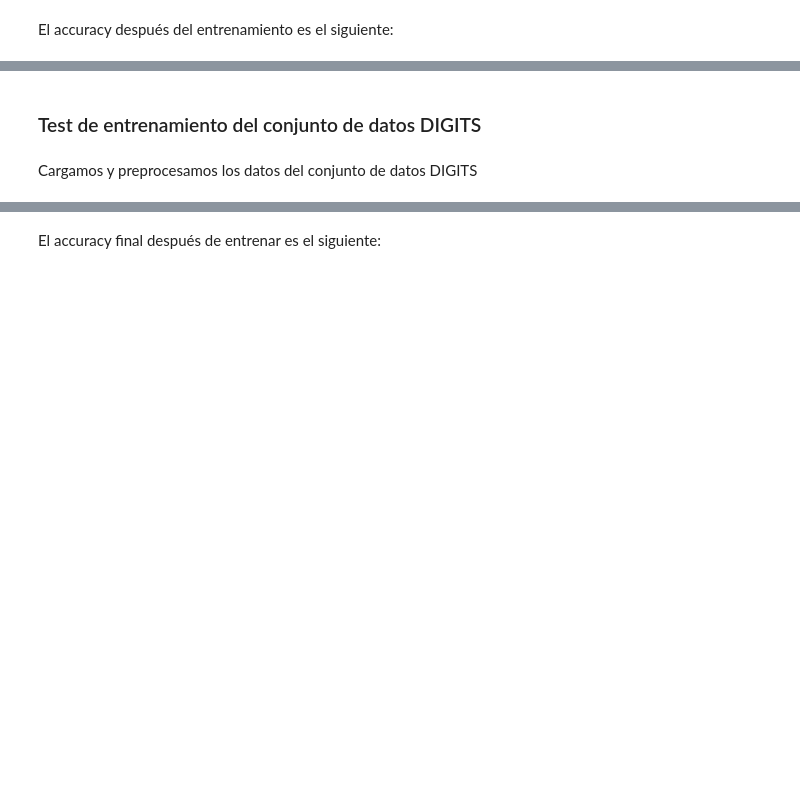
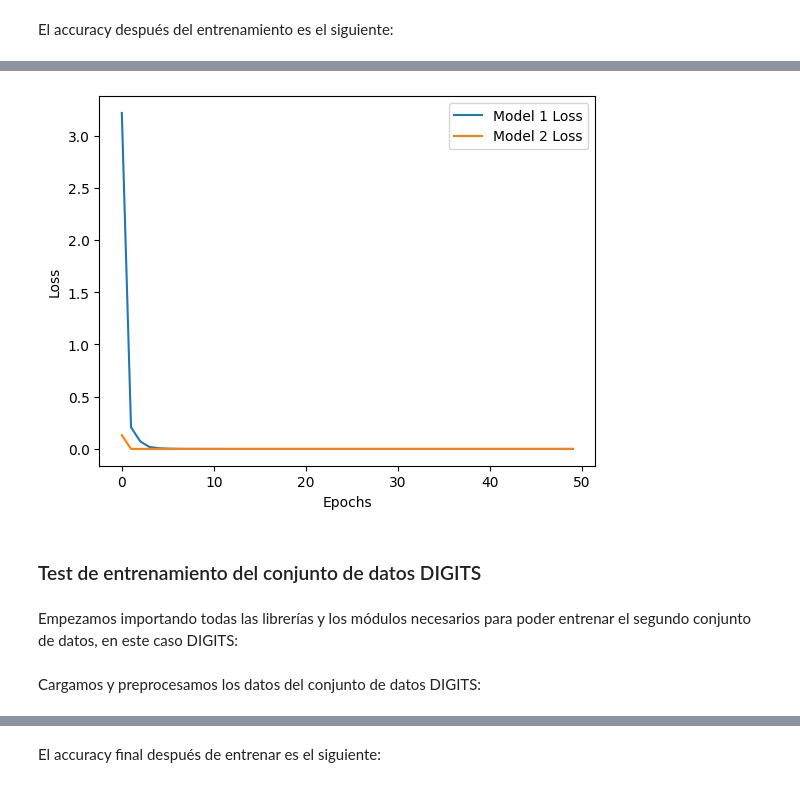
Before and after one commit to adoojeda/ModularNNEngine, a Jupyter notebook: main.ipynb, the cells around one changed output, grey strips where cells are left out. Saved outputs shown, nothing was run; the diff lists cells and outputs as text; code cells hidden in the pictures; blank space fills up the shorter version.

```diff
--- a/main.ipynb
+++ b/main.ipynb
@@ -105,2 +139,13 @@ Por lo que podemos llegar a la conclusión de que la neurona funciona bien aún
+# %%
+plt.plot(loss1, label="Model 1 Loss")
+plt.plot(loss2, label="Model 2 Loss")
+plt.xlabel("Epochs")
+plt.ylabel("Loss")
+plt.legend()
+plt.show()
+# %% [output]
+[figure, added]
 # %% [markdown]
 ### Test de entrenamiento del conjunto de datos DIGITS
+# %% [markdown]
+Empezamos importando todas las librerías y los módulos necesarios para poder entrenar el segundo conjunto de datos, en este caso DIGITS:
@@ -107,3 +164,3 @@ Por lo que podemos llegar a la conclusión de que la neurona funciona bien aún
 # %% [markdown]
-Cargamos y preprocesamos los datos del conjunto de datos DIGITS
+Cargamos y preprocesamos los datos del conjunto de datos DIGITS:
 # %%
```
Also changed, not shown: parts of 41 cells of this notebook, 1 other file.
